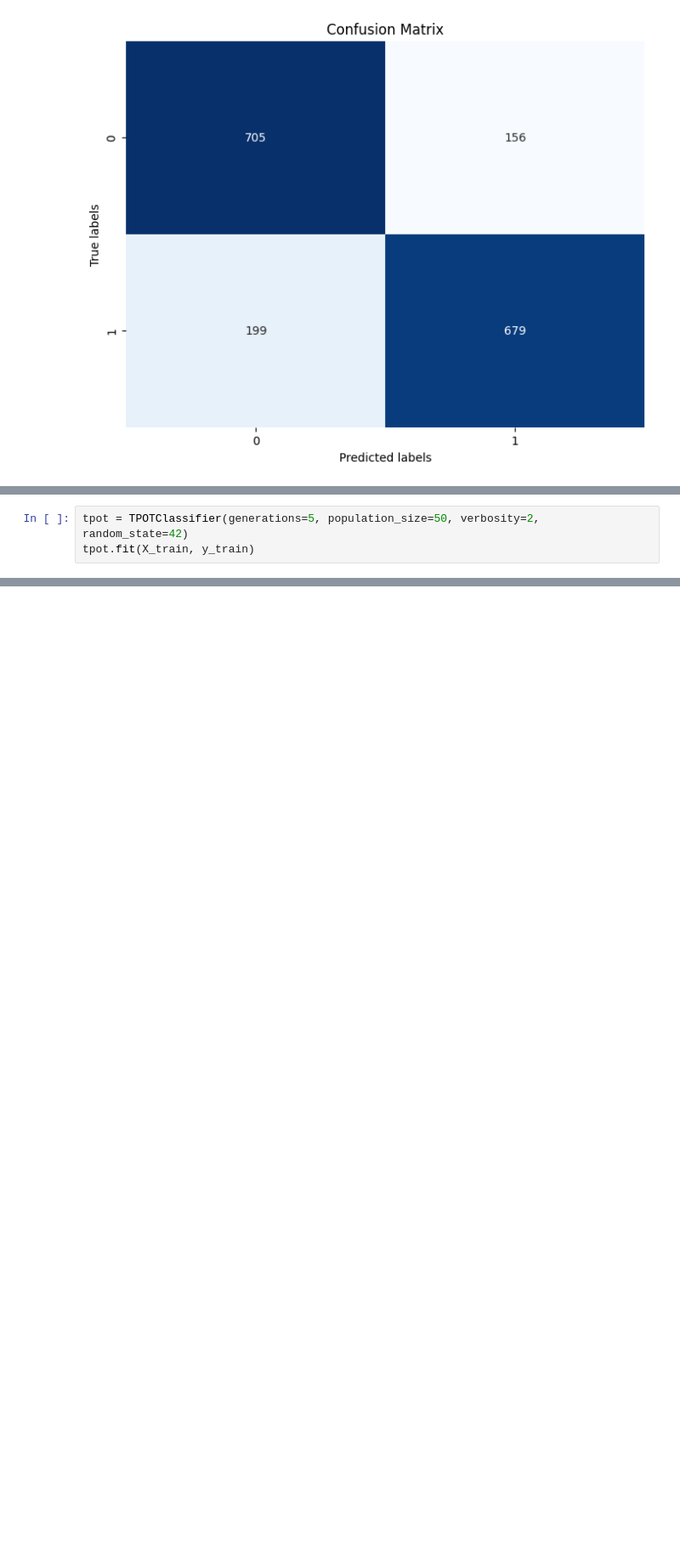
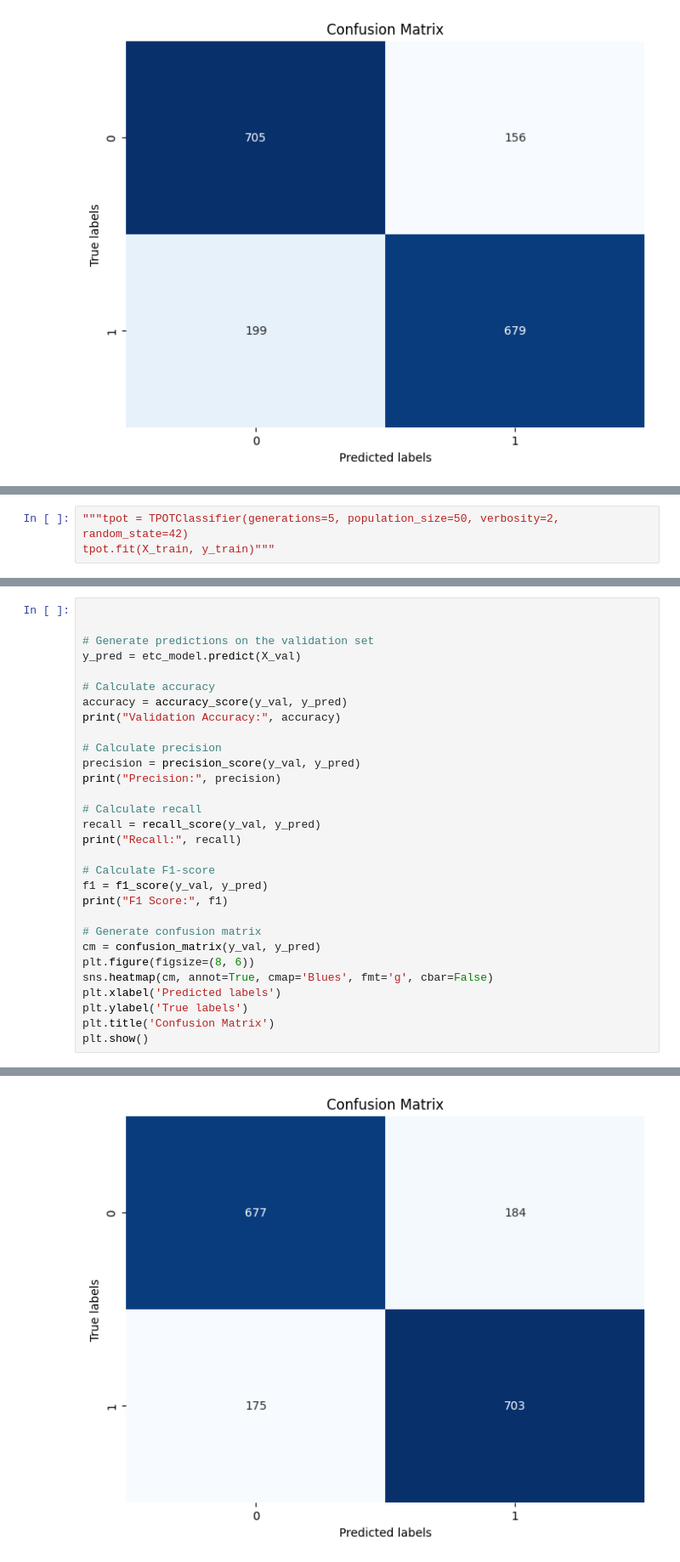
Before and after one commit to 7PAM2015-0105-2023-Group-7/Kaggle-Challange, a Jupyter notebook: Kaggle_Challange_notebook.ipynb, the cells around one changed output, grey strips where cells are left out. Shown at 85% size. Drawn from its saved outputs; the diff is of its cells as text; blank space fills up the shorter version.

```diff
--- a/Kaggle_Challange_notebook.ipynb
+++ b/Kaggle_Challange_notebook.ipynb
@@ -362,4 +358,4 @@ y_pred = rf_model.predict(X_test)
 # %%
-tpot = TPOTClassifier(generations=5, population_size=50, verbosity=2, random_state=42)
-tpot.fit(X_train, y_train)
+"""tpot = TPOTClassifier(generations=5, population_size=50, verbosity=2, random_state=42)
+tpot.fit(X_train, y_train)"""
 # %% [output]
@@ -401,0 +406,31 @@ plt.show()
+# %%
+
+
+# Generate predictions on the validation set
+y_pred = etc_model.predict(X_val)
+
+# Calculate accuracy
+accuracy = accuracy_score(y_val, y_pred)
+print("Validation Accuracy:", accuracy)
+
+# Calculate precision
+precision = precision_score(y_val, y_pred)
+print("Precision:", precision)
+
+# Calculate recall
+recall = recall_score(y_val, y_pred)
+print("Recall:", recall)
+
+# Calculate F1-score
+f1 = f1_score(y_val, y_pred)
+print("F1 Score:", f1)
+
+# Generate confusion matrix
+cm = confusion_matrix(y_val, y_pred)
+plt.figure(figsize=(8, 6))
+sns.heatmap(cm, annot=True, cmap='Blues', fmt='g', cbar=False)
+plt.xlabel('Predicted labels')
+plt.ylabel('True labels')
+plt.title('Confusion Matrix')
+plt.show()
+# %% [output]
@@ -401,0 +441 @@ plt.show()
+[figure, added]
```
Also changed, not shown: parts of 16 cells of this notebook.
